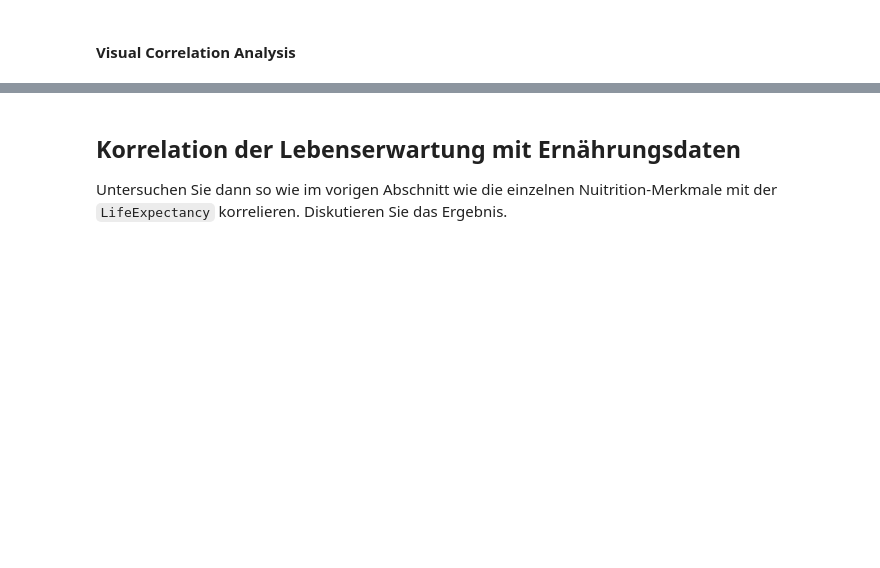
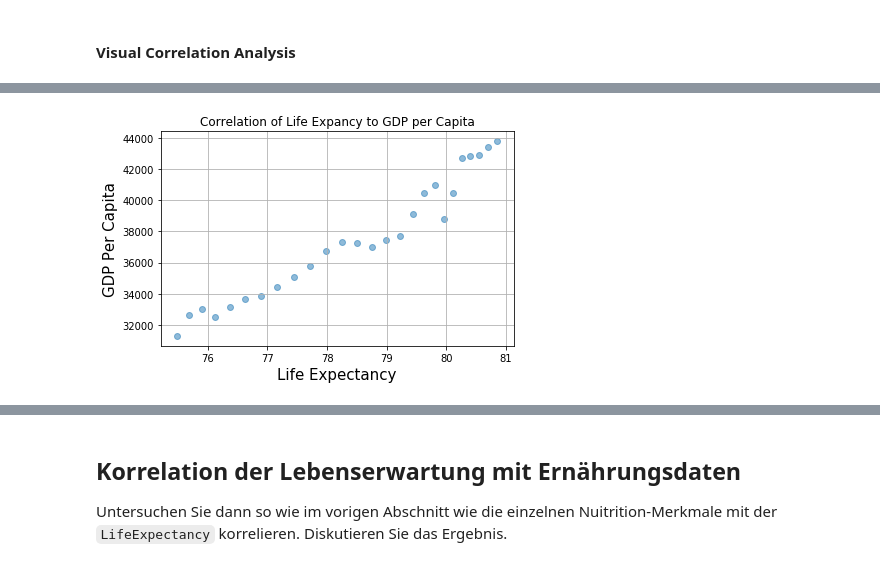
Before and after one commit to JaninaMattes/data-mining-pattern-recogntion, a Jupyter notebook: src/proj1_global_health_app/model/Project1_Global_HealthData_App.ipynb, the cells around one changed output, grey strips where cells are left out. Saved outputs shown, nothing was run; the diff lists cells and outputs as text; code cells hidden in the pictures; blank space fills up the shorter version.

```diff
--- a/src/proj1_global_health_app/model/Project1_Global_HealthData_App.ipynb
+++ b/src/proj1_global_health_app/model/Project1_Global_HealthData_App.ipynb
@@ -554,5 +549,21 @@ for row in np_data:
     life_exp.append(row[3])
     gdp_cap.append(row[4])
     ann_health.append(row[5])
+# %%
+# First plot shows life expectancy in correlation to gdp per capita
+fig, ax = plt.subplots()
+ax.scatter(life_exp[:], gdp_cap[:], alpha=0.5)
+
+ax.set_xlabel('Life Expectancy', fontsize=15)
+ax.set_ylabel('GDP Per Capita', fontsize=15)
+ax.set_title('Correlation of Life Expancy to GDP per Capita')
+
+ax.grid(True)
+fig.tight_layout()
+
+plt.show()
+# TODO: Plot all countries not only Germany
+# %% [output]
+[figure, added]
 # %%
 fig, ax = plt.subplots()
```
Also changed, not shown: parts of 14 cells of this notebook.
